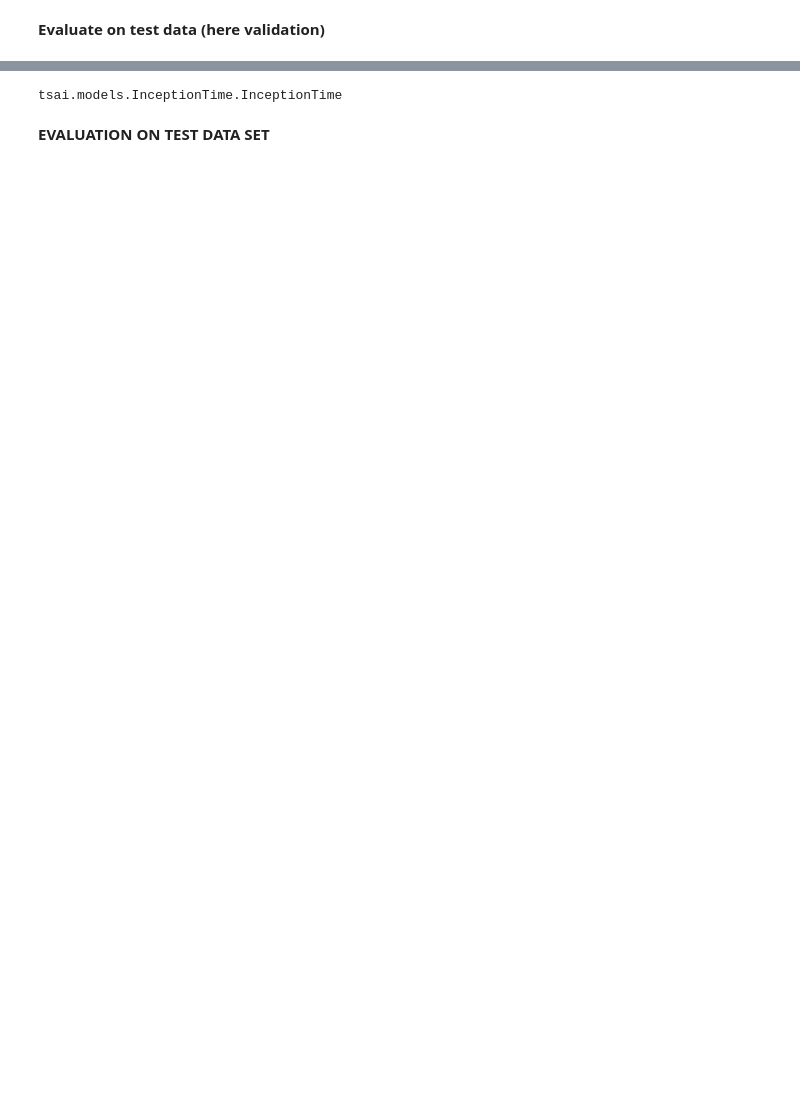
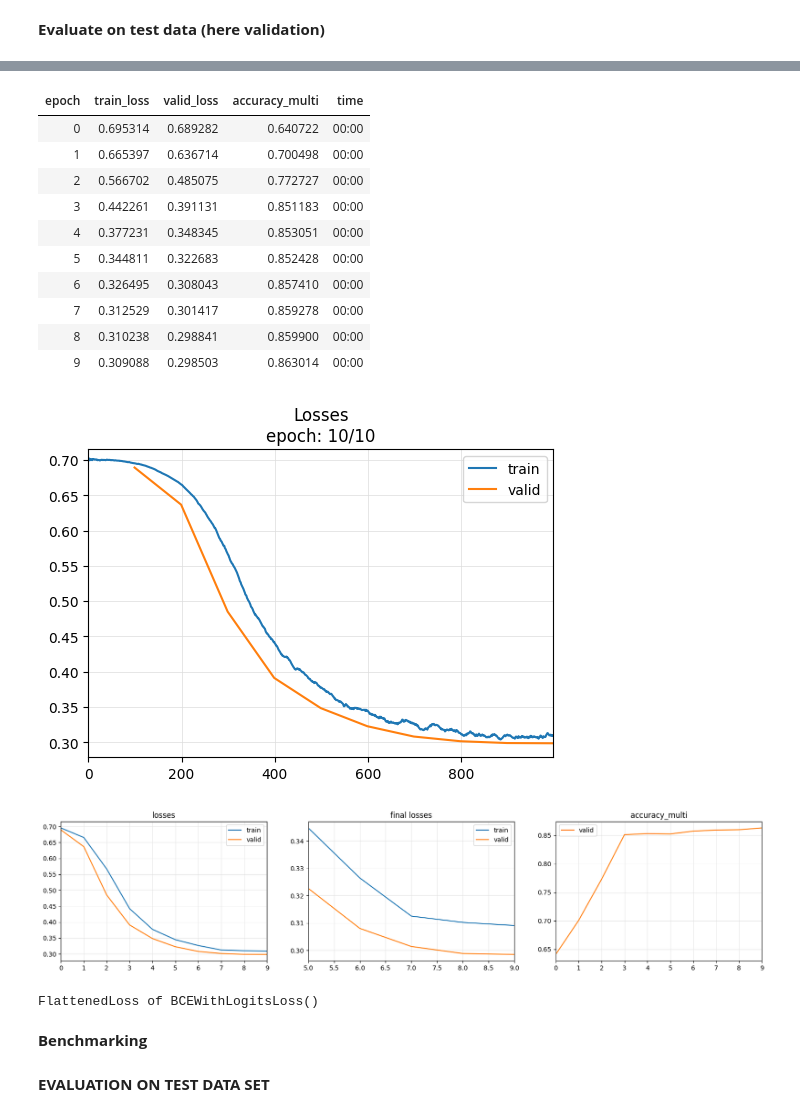
Before and after one commit to MajedNaN/TimeSeriesClassification, a Jupyter notebook: tsai_load_and_classify.ipynb, the cells around one changed output, grey strips where cells are left out. Drawn from its saved outputs; the diff is of its cells as text; code cells hidden in the pictures; blank space fills up the shorter version.

Commit message:
added architectures,bechmarking,custom and tsai learners

```diff
--- a/tsai_load_and_classify.ipynb
+++ b/tsai_load_and_classify.ipynb
@@ -338,14 +357,14 @@ def standardize(x,**k):
             mean = k['mean']
             std = k['std']
             if x.ndim == 3: ### in case of segments
-                x=(x-np.array(mean).reshape(1,size,1))/np.array(std).reshape(1,size,1)
+                x=(x-np.array(mean).reshape(1,size,1))/np.array(std).reshape(1,size,1) # to be applied tp features correctly
             elif x.ndim == 2: ### in case of data before segmentation
                 x=(x-np.array(mean).reshape(1,size))/np.array(std).reshape(1,size)
         elif 'min' in k and 'max' in k: #minmax
             min = k['min']
             max = k['max']
             if x.ndim == 3:
-                x=(x-np.array(min).reshape(1,size,1))/(np.array(max).reshape(1,size,1)-np.array(min).reshape(1,size,1))
+                x=(x-np.array(min).reshape(1,size,1))/((np.array(max)-np.array(min)).reshape(1,size,1))
             elif x.ndim == 2:
-                x=(x-np.array(min).reshape(1,size,1))/(np.array(max).reshape(1,size,1)-np.array(min).reshape(1,size,1))
+                x=(x-np.array(min).reshape(1,size))/((np.array(max)-np.array(min)).reshape(1,size) )
     return x.astype(np.float32)
@@ -855,27 +925,39 @@ f1 score: 0.9318181818181818
 # %%
-### create TSdatasets for training and validation
-### important for classification
-
+######## remove standardization from above at first, also remove sigmoid from the network*****************
 
 # splits = TimeSplitter()(y)
 splits = TrainValidTestSplitter()(y)
-# tfms  = [None, TSClassification()]
-loss = nn.BCEWithLogitsLoss()
-tsets = TSDatasets(X[splits[0]], y[splits[0]])#, tfms=tfms) #train dataset
-vsets = TSDatasets(X[splits[1]], y[splits[1]])#, tfms=tfms) #valid dataset
+tfms  = [None, MultiCategorize()]
 batch_tfms = TSStandardize()
+dsets = TSDatasets(X, y, tfms=tfms, splits=splits, inplace=True)
+dls   = TSDataLoaders.from_dsets(dsets.train, dsets.valid, bs = 32, num_workers=2)#,batch_tfms=batch_tfms) ### note the normalization
 
-dls   = TSDataLoaders.from_dsets(tsets, vsets , batch_tfms=batch_tfms, bs= 32)
-print(vsets,dls.c)
-model = InceptionTimePlus(dls.vars,2,depth = 4,fc_dropout=0.5)
-# model = create_model(ConvNet, features_mini.shape[1],2,dls)
-# print(next(iter(dls.valid)))
-learn = Learner(dls, model, lr = 1e-7 , metrics=accuracy,cbs = ShowGraph(),loss_func=loss)
+k={}
+model = create_model(MyLSTM, dls.vars,dls.c,dls,**k)
+
+#### note the accuracy_multi and MultiCategorize() contains BCEwithlogits not normal BCE
+learn = Learner(dls, model, lr = 1e-4, metrics=accuracy_multi,cbs = ShowGraph())
 learn.fit_one_cycle(10)
+
+print(learn.loss_func)
+
 ##### save and load pkl model
 # learn.export('models/learn.pkl')
 # learn = load_learner('models/learn.pkl')
+# %% [output]
+| epoch | train_loss | valid_loss | accuracy_multi | time |
+| 0 | 0.695314 | 0.689282 | 0.640722 | 00:00 |
+| 1 | 0.665397 | 0.636714 | 0.700498 | 00:00 |
+| 2 | 0.566702 | 0.485075 | 0.772727 | 00:00 |
+| 3 | 0.442261 | 0.391131 | 0.851183 | 00:00 |
+| 4 | 0.377231 | 0.348345 | 0.853051 | 00:00 |
+| 5 | 0.344811 | 0.322683 | 0.852428 | 00:00 |
+| 6 | 0.326495 | 0.308043 | 0.857410 | 00:00 |
+| 7 | 0.312529 | 0.301417 | 0.859278 | 00:00 |
+| 8 | 0.310238 | 0.298841 | 0.859900 | 00:00 |
+| 9 | 0.309088 | 0.298503 | 0.863014 | 00:00 |
+[figure, added]
+[figure, added]
+FlattenedLoss of BCEWithLogitsLoss()
-# %%
-InceptionTime
-# %% [output]
-tsai.models.InceptionTime.InceptionTime
+# %% [markdown]
+**Benchmarking**
```
Also changed, not shown: parts of 25 cells of this notebook.
